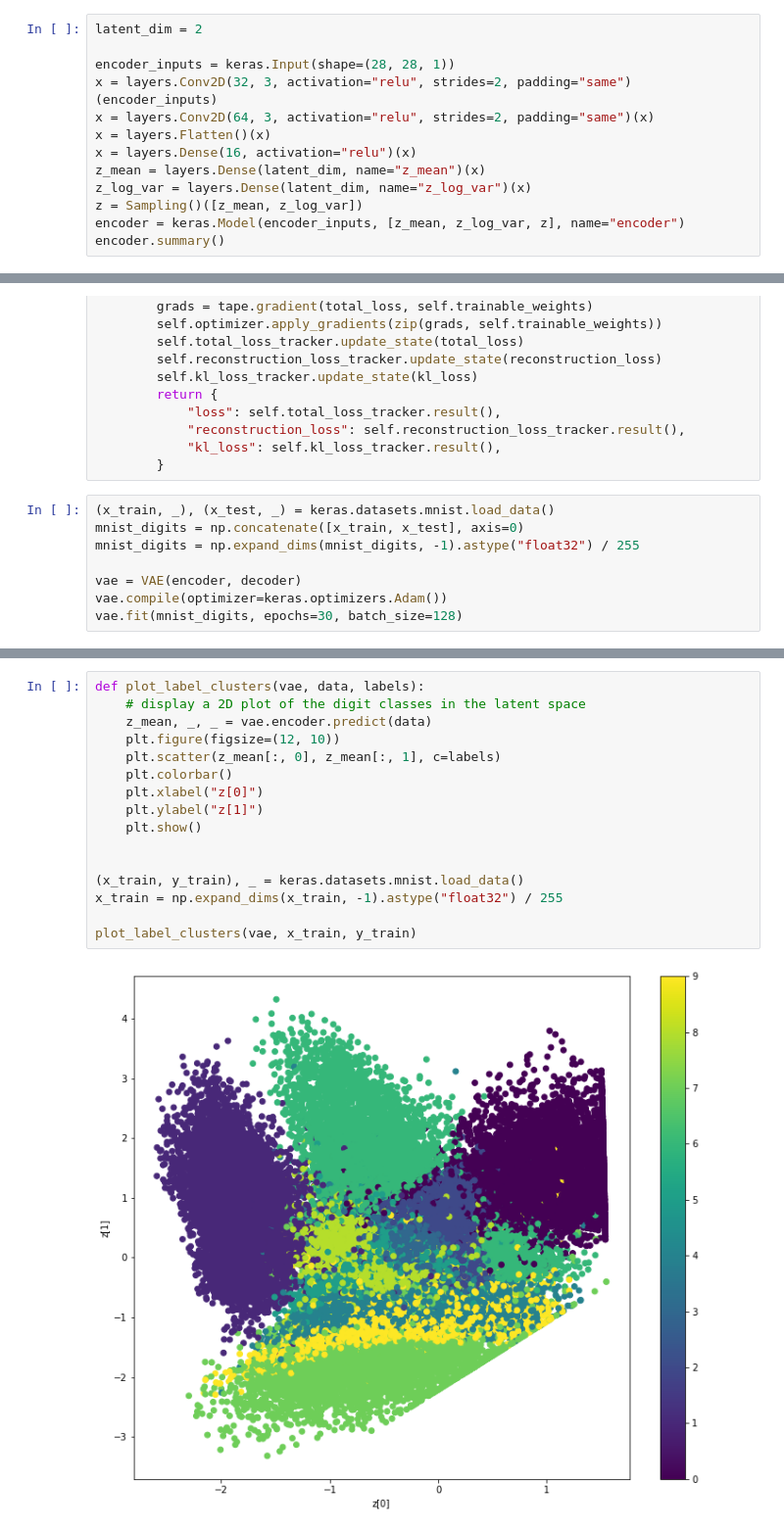
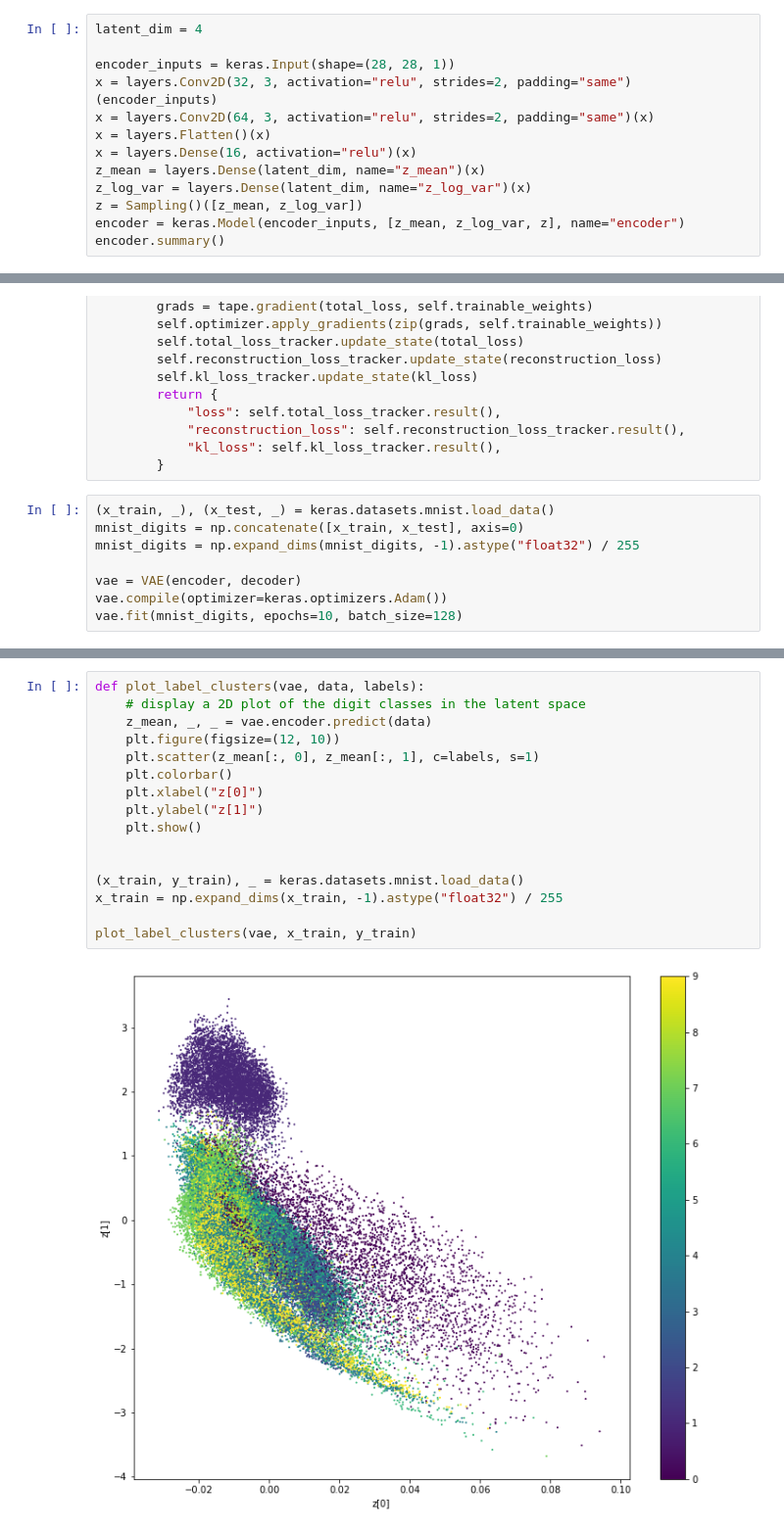
Before and after one commit to simusid/ML_examples, a Jupyter notebook: VAE.ipynb, the cells around one changed output, grey strips where cells are left out. Shown at 98% size. Drawn from its saved outputs; the diff is of its cells as text.

```diff
--- a/VAE.ipynb
+++ b/VAE.ipynb
@@ -13,7 +13,7 @@ class Sampling(layers.Layer):
         epsilon = tf.keras.backend.random_normal(shape=(batch, dim))
         return z_mean + tf.exp(0.5 * z_log_var) * epsilon
 # %%
-latent_dim = 2
+latent_dim = 4
 
 encoder_inputs = keras.Input(shape=(28, 28, 1))
 x = layers.Conv2D(32, 3, activation="relu", strides=2, padding="same")(encoder_inputs)
@@ -122,5 +122,5 @@ mnist_digits = np.expand_dims(mnist_digits, -1).astype("float32") / 255
 
 vae = VAE(encoder, decoder)
 vae.compile(optimizer=keras.optimizers.Adam())
-vae.fit(mnist_digits, epochs=30, batch_size=128)
+vae.fit(mnist_digits, epochs=10, batch_size=128)
 # %% [output]
@@ -186,18 +192,18 @@ plot_latent_space(vae)
 # %%
 def plot_label_clusters(vae, data, labels):
     # display a 2D plot of the digit classes in the latent space
     z_mean, _, _ = vae.encoder.predict(data)
     plt.figure(figsize=(12, 10))
-    plt.scatter(z_mean[:, 0], z_mean[:, 1], c=labels)
+    plt.scatter(z_mean[:, 0], z_mean[:, 1], c=labels, s=1)
     plt.colorbar()
     plt.xlabel("z[0]")
     plt.ylabel("z[1]")
     plt.show()
 
 
 (x_train, y_train), _ = keras.datasets.mnist.load_data()
 x_train = np.expand_dims(x_train, -1).astype("float32") / 255
 
 plot_label_clusters(vae, x_train, y_train)
 # %% [output]
-[figure, old version]
+[figure, new version]
```
Also changed, not shown: parts of 5 cells of this notebook.
